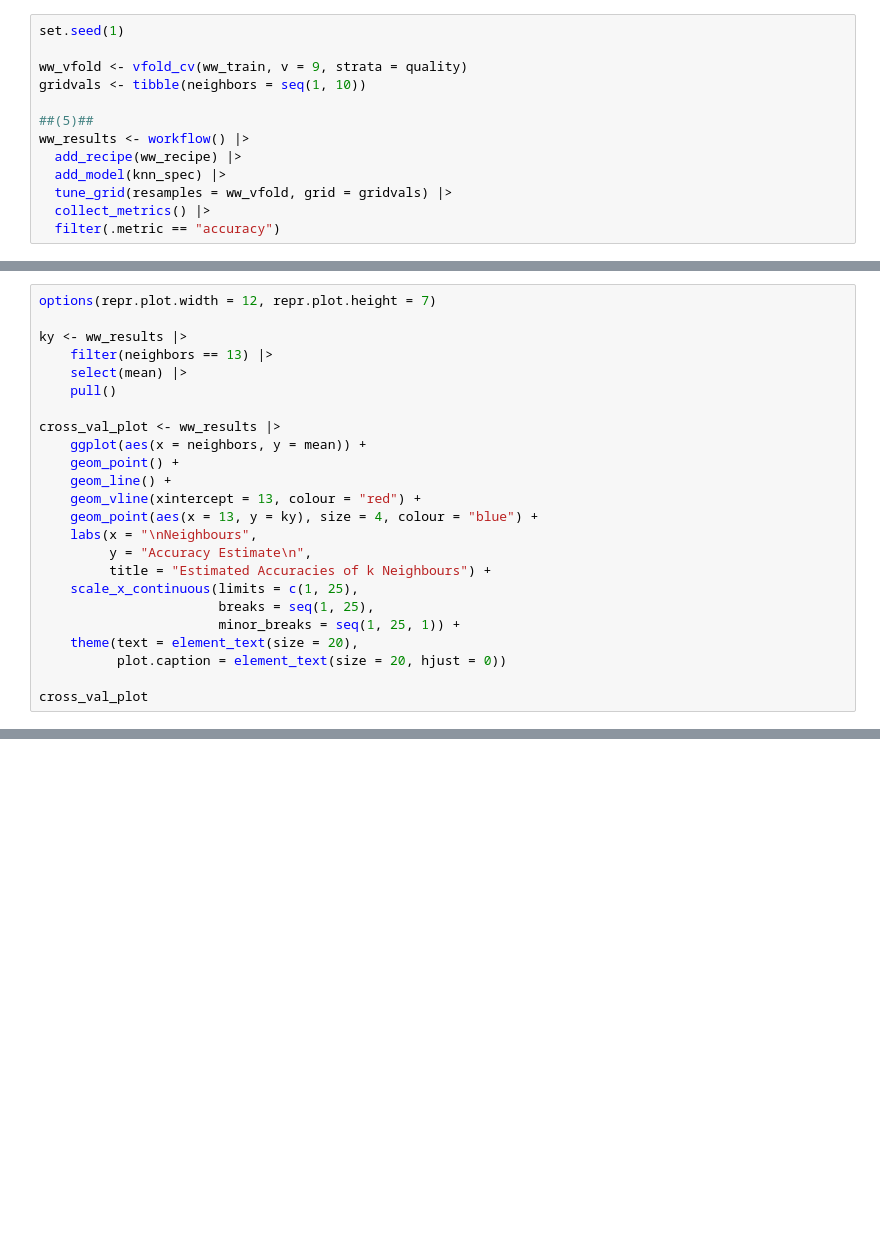
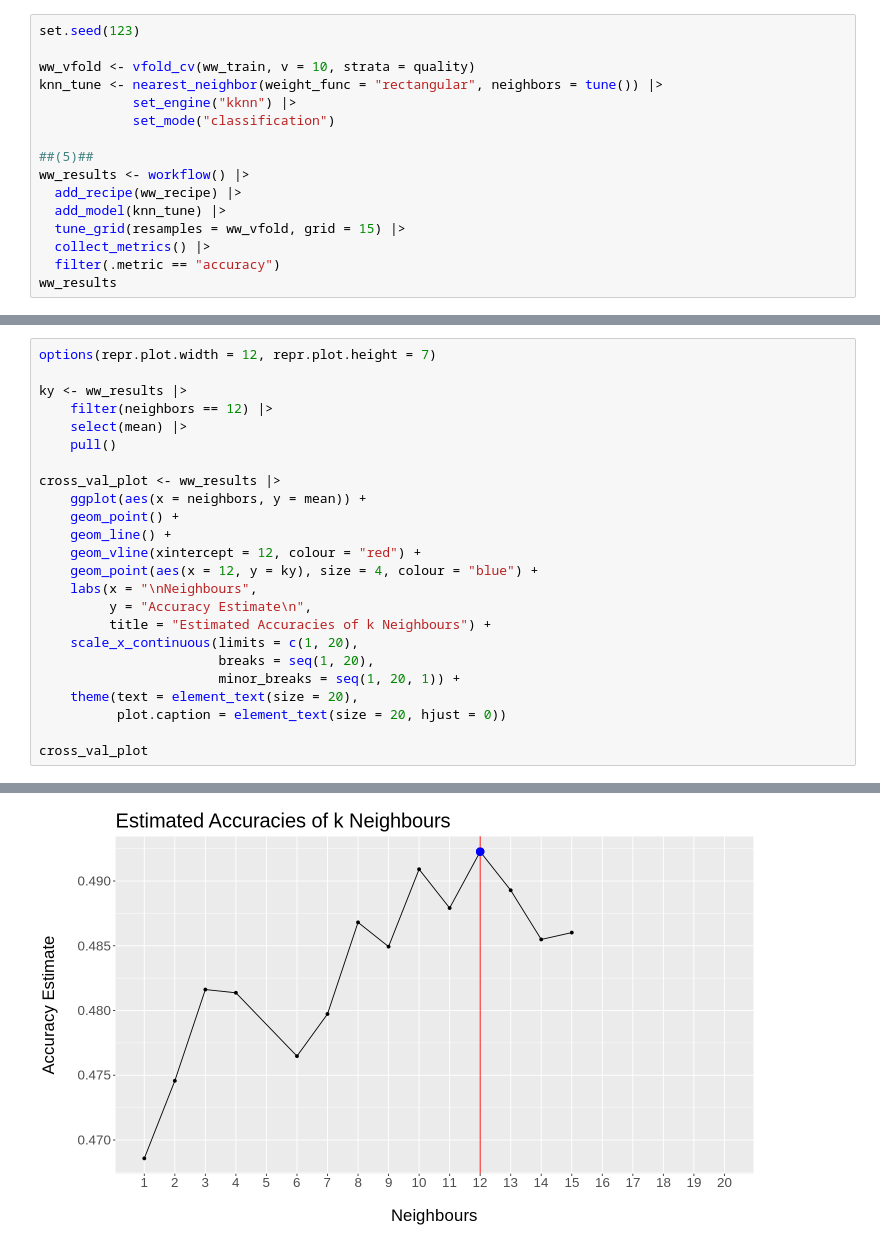
Before and after one commit to rkming/DSCI100-Group-Project-23, a Jupyter notebook: ClassificationModel.ipynb, the cells around one changed output, grey strips where cells are left out. Cells and saved outputs as stored; diff of their text form; blank space fills up the shorter version.

Commit message:
Methods and Results
Finishing the rest tomorrow morning

```diff
--- a/ClassificationModel.ipynb
+++ b/ClassificationModel.ipynb
@@ -261,14 +255,17 @@ CROSS-VALIDATION
 # %%
-set.seed(1)
+set.seed(123)
 
-ww_vfold <- vfold_cv(ww_train, v = 9, strata = quality)
-gridvals <- tibble(neighbors = seq(1, 10))
+ww_vfold <- vfold_cv(ww_train, v = 10, strata = quality)
+knn_tune <- nearest_neighbor(weight_func = "rectangular", neighbors = tune()) |>
+            set_engine("kknn") |>
+            set_mode("classification")
 
 ##(5)##
 ww_results <- workflow() |>
   add_recipe(ww_recipe) |>
-  add_model(knn_spec) |>
-  tune_grid(resamples = ww_vfold, grid = gridvals) |>
+  add_model(knn_tune) |>
+  tune_grid(resamples = ww_vfold, grid = 15) |>
   collect_metrics() |>
   filter(.metric == "accuracy")
+ww_results
 # %% [output]
@@ -293,7 +304,7 @@ Warning message:
 options(repr.plot.width = 12, repr.plot.height = 7)
 
 ky <- ww_results |>
-    filter(neighbors == 13) |>
+    filter(neighbors == 12) |>
     select(mean) |>
     pull()
 
@@ -301,14 +312,14 @@ cross_val_plot <- ww_results |>
     ggplot(aes(x = neighbors, y = mean)) +
     geom_point() +
     geom_line() +
-    geom_vline(xintercept = 13, colour = "red") +
-    geom_point(aes(x = 13, y = ky), size = 4, colour = "blue") +
+    geom_vline(xintercept = 12, colour = "red") +
+    geom_point(aes(x = 12, y = ky), size = 4, colour = "blue") +
     labs(x = "\nNeighbours",
          y = "Accuracy Estimate\n",
          title = "Estimated Accuracies of k Neighbours") +
-    scale_x_continuous(limits = c(1, 25),
-                       breaks = seq(1, 25),
-                       minor_breaks = seq(1, 25, 1)) +
+    scale_x_continuous(limits = c(1, 20),
+                       breaks = seq(1, 20),
+                       minor_breaks = seq(1, 20, 1)) +
     theme(text = element_text(size = 20),
           plot.caption = element_text(size = 20, hjust = 0))
 
@@ -334 +328 @@ Traceback:
-[figure, old version]
+[figure, new version]
```
Also changed, not shown: parts of 37 cells of this notebook.
